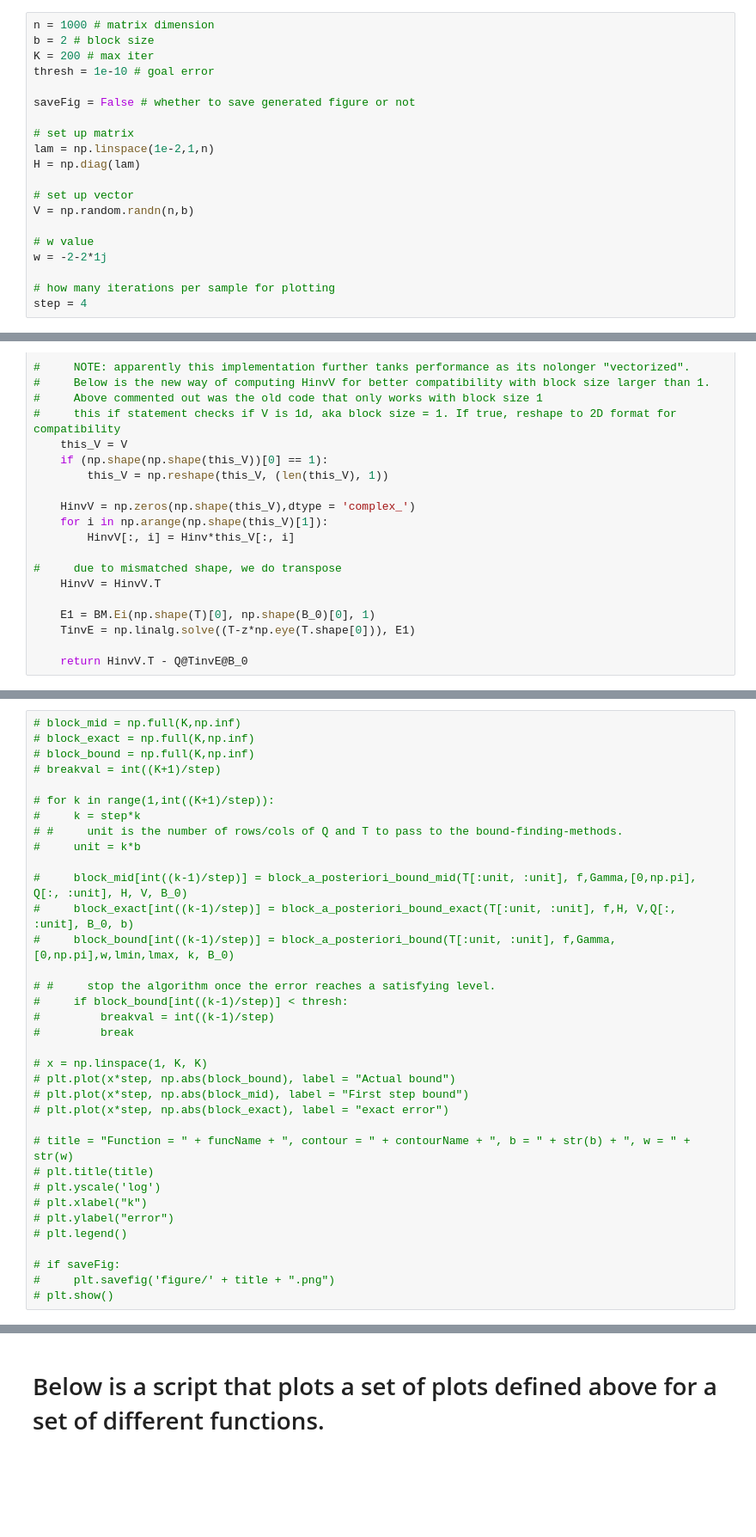
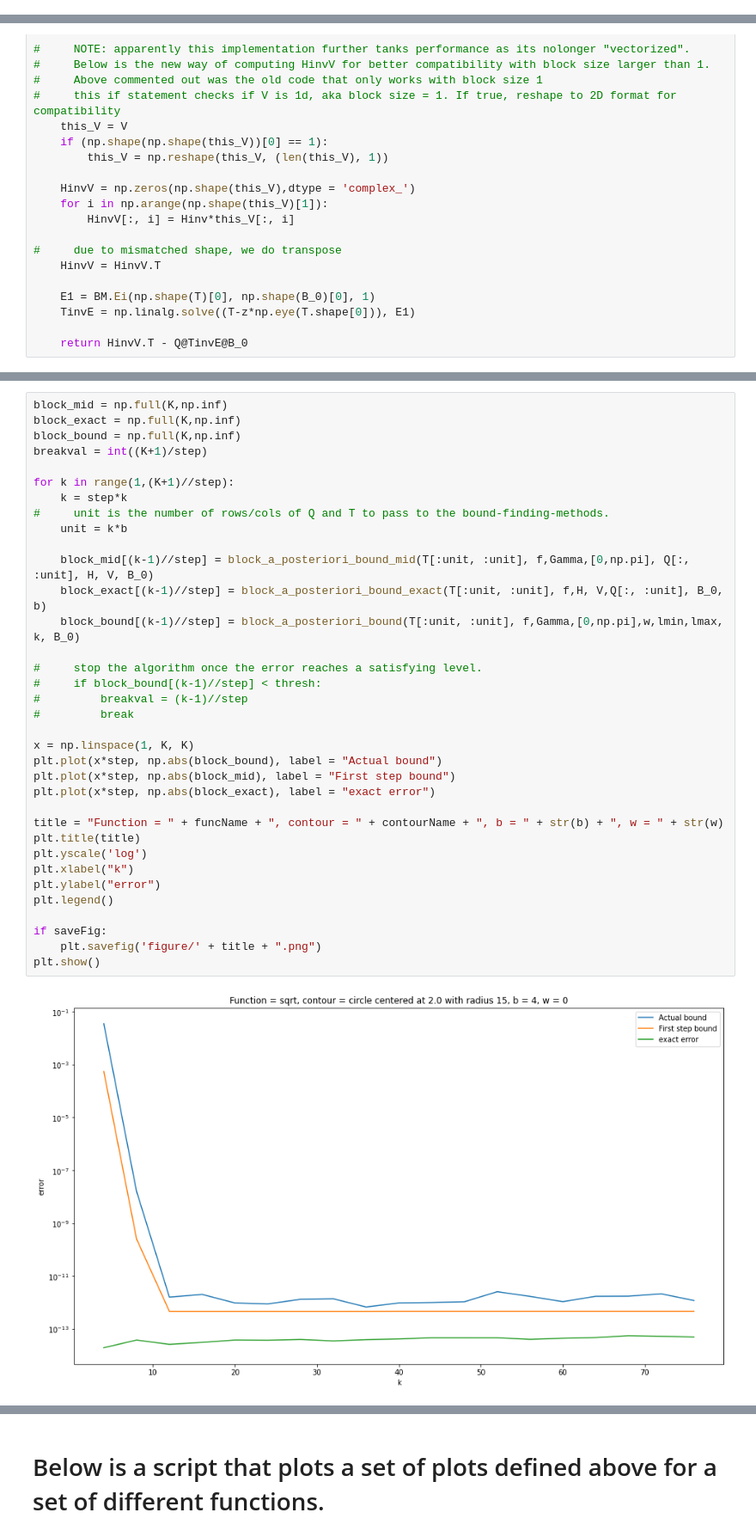
Before and after one commit to PeterXQC/block-lanczos-FA, a Jupyter notebook: Block_Lanczos.ipynb, the cells around one changed output, grey strips where cells are left out. Shown at 86% size. Drawn from its saved outputs; the diff is of its cells as text; blank space fills up the shorter version.

```diff
--- a/Block_Lanczos.ipynb
+++ b/Block_Lanczos.ipynb
@@ -17,26 +17,6 @@ warnings.filterwarnings("ignore")
 
 # for reproducibility on V
 np.random.seed(0)
-# %%
-n = 1000 # matrix dimension
-b = 2 # block size
-K = 200 # max iter
-thresh = 1e-10 # goal error
-
-saveFig = False # whether to save generated figure or not
-
-# set up matrix
-lam = np.linspace(1e-2,1,n)
-H = np.diag(lam)
-
-# set up vector
-V = np.random.randn(n,b)
-
-# w value
-w = -2-2*1j
-
-# how many iterations per sample for plotting
-step = 4
 # %%
 def oscTest(H, w):
     HwI = H-w*np.identity(np.shape(H)[0])
@@ -171,35 +167,37 @@ def exact_err(z, H, V, Q, T, B_0):
 # %%
-# block_mid = np.full(K,np.inf)
-# block_exact = np.full(K,np.inf)
-# block_bound = np.full(K,np.inf)
-# breakval = int((K+1)/step)
+block_mid = np.full(K,np.inf)
+block_exact = np.full(K,np.inf)
+block_bound = np.full(K,np.inf)
+breakval = int((K+1)/step)
 
-# for k in range(1,int((K+1)/step)):
-#     k = step*k
-# #     unit is the number of rows/cols of Q and T to pass to the bound-finding-methods.
-#     unit = k*b
+for k in range(1,(K+1)//step):
+    k = step*k
+#     unit is the number of rows/cols of Q and T to pass to the bound-finding-methods.
+    unit = k*b
 
-#     block_mid[int((k-1)/step)] = block_a_posteriori_bound_mid(T[:unit, :unit], f,Gamma,[0,np.pi], Q[:, :unit], H, V, B_0)
-#     block_exact[int((k-1)/step)] = block_a_posteriori_bound_exact(T[:unit, :unit], f,H, V,Q[:, :unit], B_0, b)
-#     block_bound[int((k-1)/step)] = block_a_posteriori_bound(T[:unit, :unit], f,Gamma,[0,np.pi],w,lmin,lmax, k, B_0)
+    block_mid[(k-1)//step] = block_a_posteriori_bound_mid(T[:unit, :unit], f,Gamma,[0,np.pi], Q[:, :unit], H, V, B_0)
+    block_exact[(k-1)//step] = block_a_posteriori_bound_exact(T[:unit, :unit], f,H, V,Q[:, :unit], B_0, b)
+    block_bound[(k-1)//step] = block_a_posteriori_bound(T[:unit, :unit], f,Gamma,[0,np.pi],w,lmin,lmax, k, B_0)
 
-# #     stop the algorithm once the error reaches a satisfying level.
-#     if block_bound[int((k-1)/step)] < thresh:
-#         breakval = int((k-1)/step)
+#     stop the algorithm once the error reaches a satisfying level.
+#     if block_bound[(k-1)//step] < thresh:
+#         breakval = (k-1)//step
 #         break
 
-# x = np.linspace(1, K, K)
-# plt.plot(x*step, np.abs(block_bound), label = "Actual bound")
-# plt.plot(x*step, np.abs(block_mid), label = "First step bound")
-# plt.plot(x*step, np.abs(block_exact), label = "exact error")
+x = np.linspace(1, K, K)
+plt.plot(x*step, np.abs(block_bound), label = "Actual bound")
+plt.plot(x*step, np.abs(block_mid), label = "First step bound")
+plt.plot(x*step, np.abs(block_exact), label = "exact error")
 
-# title = "Function = " + funcName + ", contour = " + contourName + ", b = " + str(b) + ", w = " + str(w)
-# plt.title(title)
-# plt.yscale('log')
-# plt.xlabel("k")
-# plt.ylabel("error")
-# plt.legend()
+title = "Function = " + funcName + ", contour = " + contourName + ", b = " + str(b) + ", w = " + str(w)
+plt.title(title)
+plt.yscale('log')
+plt.xlabel("k")
+plt.ylabel("error")
+plt.legend()
 
-# if saveFig:
-#     plt.savefig('figure/' + title + ".png")
-# plt.show()
+if saveFig:
+    plt.savefig('figure/' + title + ".png")
+plt.show()
+# %% [output]
+[figure, added]
```
Also changed, not shown: parts of 14 cells of this notebook.
